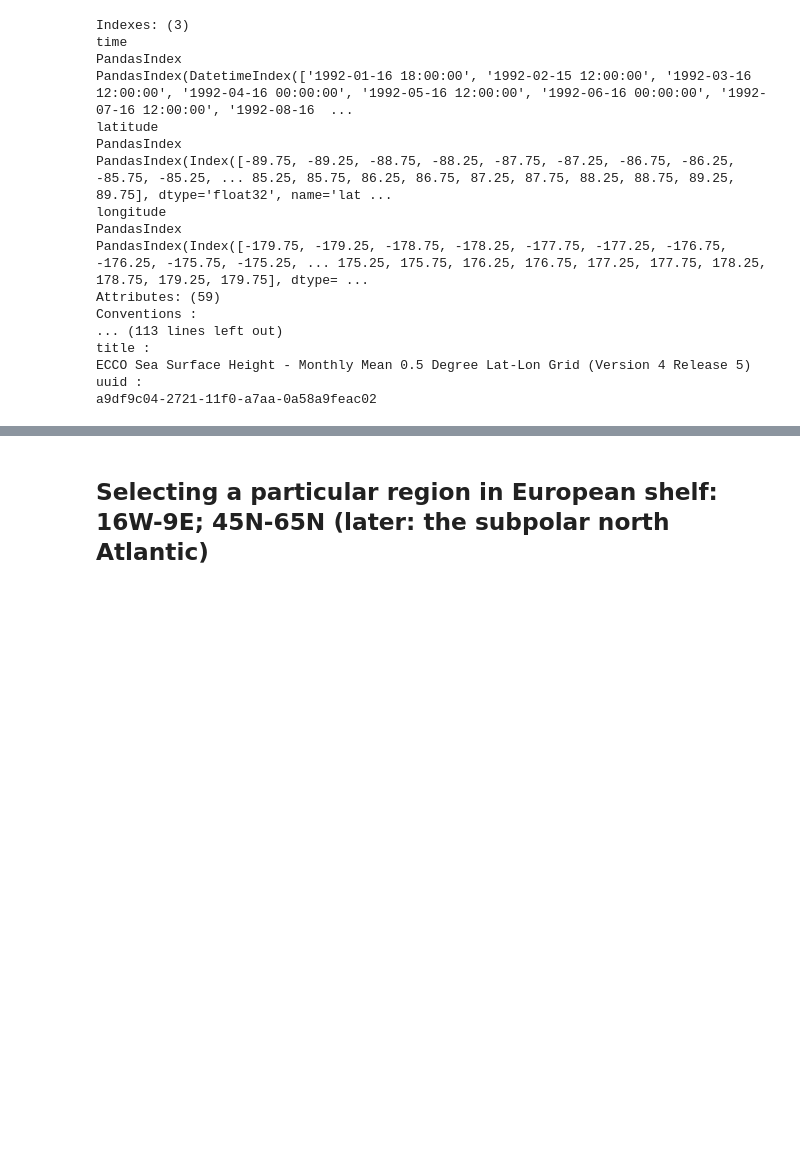
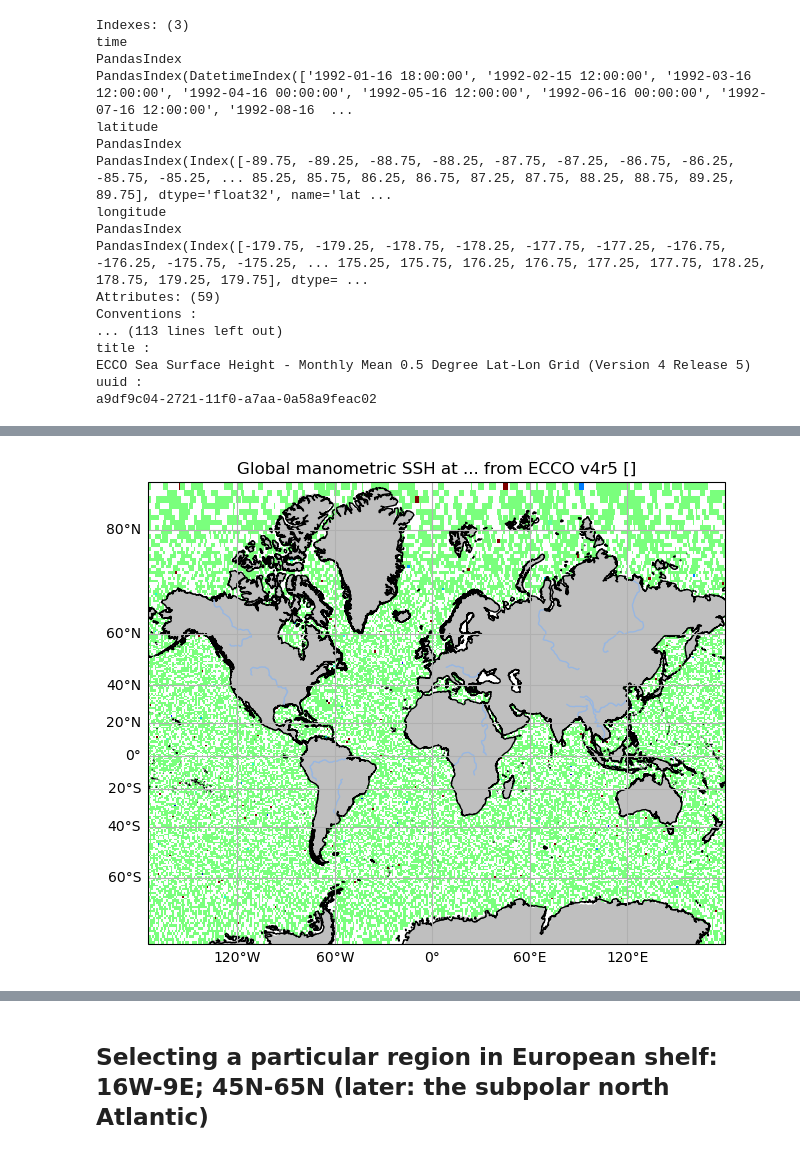
Before and after one commit to ojhoundegnonto/ESS25-Team_PISEAL, a Jupyter notebook: contributors/ohoundeg/SSH_analysis_ojh.ipynb, the cells around one changed output, grey strips where cells are left out. Cells and saved outputs as stored; diff of their text form; code cells hidden in the pictures; blank space fills up the shorter version.

```diff
--- a/contributors/ohoundeg/SSH_analysis_ojh.ipynb
+++ b/contributors/ohoundeg/SSH_analysis_ojh.ipynb
@@ -429,10 +450,16 @@ mean_SSH = ds.SSH.mean(dim='time').compute()
 # %%
-plt.figure(figsize=[10,4.5]);
-ecco.plot_proj_to_latlon_grid(lon_mg,
-                              lat_mg,
-                              mean_SSH,
-                              user_lon_0=-67,
-                              show_colorbar=True,
-                             cmin=-1.5, cmax=1.5)
-plt.title(label="mean SSH");
+mzz_local_file_pres= mzz_local_directory / 'OCEAN_BOTTOM_PRESSURE_mon_mean_latlon_llc090_ECCOV4r5.json'
+print(mzz_local_file)
+fs_pres = fsspec.filesystem("reference",
+                       fo=str(mzz_local_file_pres),
+                       remote_protocol="s3",
+                       remote_options={"anon":False, "requester_pays":True},
+                       skip_instance_cache=True)
+#
+fs_pres.asynchronous = True
+store = zarr.storage.FsspecStore(fs_pres)
+ds_pres = xr.open_dataset(store, engine='zarr',
+                     consolidated=False, chunks={'time':4, 'Z':50})
+
+ds_pres
 # %% [output]
@@ -439,0 +484,6 @@ plt.title(label="mean SSH");
+# %%
+# Computing the bottom pressure contribution
+g = 9.81
+rhoConst = 1029.
+eta_b = ds_pres.OBP #/ (rhoConst*g)
+eta_b
@@ -439,0 +516,18 @@ plt.title(label="mean SSH");
+# %%
+fig = plt.figure(figsize=[9,6])
+ax = fig.add_subplot(1, 1, 1, projection=ccrs.Mercator())
+ax.add_feature(cfeature.RIVERS,facecolor='blue');ax.coastlines('10m')
+ax.add_feature(cfeature.LAND, facecolor = '0.75')
+ax.set_extent([-175,180,-75,85],crs=ccrs.PlateCarree())
+gl = ax.gridlines(draw_labels=False,crs=ccrs.PlateCarree(),x_inline=False,y_inline=False)
+gl.xformatter = LONGITUDE_FORMATTER;gl.yformatter = LATITUDE_FORMATTER
+gl.xlabel_style = {'size': 10, 'color': 'k','rotation':0};gl.ylabel_style = {'size': 10, 'color': 'k'}
+gl.bottom_labels = True; gl.top_labels = False;gl.right_labels = False;gl.left_labels = True
+
+cb = ax.pcolormesh(lon_mg,lat_mg,eta_b[10,:,:],cmap='jet',
+                   # vmin=-1.5,vmax=1.5,
+                   transform=ccrs.PlateCarree())
+# cbar = plt.colorbar(cb,fraction=0.02, pad=0.01, orientation="vertical",shrink=0.75,label='SSH [m]')
+plt.title(label="Global manometric SSH at ... from ECCO v4r5 []");
+# %% [output]
+[figure, added]
```
Also changed, not shown: parts of 17 cells of this notebook, 1 other file.
